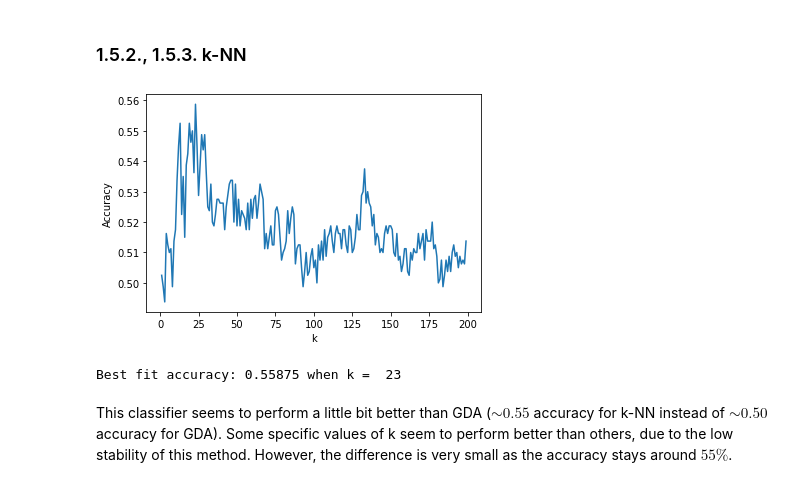
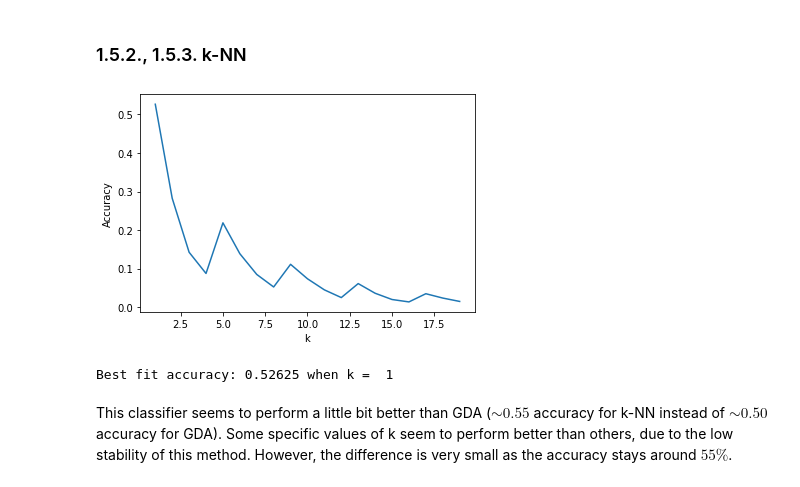
Before and after one commit to louis-ple/ML_Assignments, a Jupyter notebook: Assignment 2/INF8245E_Assignment2_1933334.ipynb, the cells around one changed output. Cells and saved outputs as stored; diff of their text form; code cells hidden in the pictures.

```diff
--- a/Assignment 2/INF8245E_Assignment2_1933334.ipynb
+++ b/Assignment 2/INF8245E_Assignment2_1933334.ipynb
@@ -28,7 +28,7 @@ data_negative = np.random.multivariate_normal(DS1_m_0, DS1_Cov, 2000)
 
 #Labels
 data_positive = np.column_stack((data_positive, np.ones(2000)))
-data_negative = np.column_stack((data_negative, np.zeros(2000)))
+data_negative = np.column_stack((data_negative, -np.ones(2000)))
 
 data = np.concatenate((data_positive, data_negative))
 
@@ -260,9 +260,9 @@ pos1 = np.column_stack((pos1, np.ones(mix_split_1)))
 pos2 = np.column_stack((pos2, np.ones(mix_split_2)))
 pos3 = np.column_stack((pos3, np.ones(mix_split_3)))
 
-neg1 = np.column_stack((neg1, np.zeros(mix_split_1)))
-neg2 = np.column_stack((neg2, np.zeros(mix_split_2)))
-neg3 = np.column_stack((neg3, np.zeros(mix_split_3)))
+neg1 = np.column_stack((neg1, -np.ones(mix_split_1)))
+neg2 = np.column_stack((neg2, -np.ones(mix_split_2)))
+neg3 = np.column_stack((neg3, -np.ones(mix_split_3)))
 
 data1 = np.concatenate((pos1, neg1))
 data2 = np.concatenate((pos2, neg2))
@@ -323,10 +323,10 @@ w0 = -0.08742074086592116
 # %% [markdown]
 ### 1.5.2., 1.5.3. k-NN
 # %%
-k_NN(train, valid, 200)
+k_NN(train, valid, 20)
 # %% [output]
-[figure, old version]
+[figure, new version]
-Best fit accuracy: 0.55875 when k =  23
+Best fit accuracy: 0.52625 when k =  1
 # %% [markdown]
 This classifier seems to perform a little bit better than GDA ($\sim0.55$ accuracy for k-NN instead of $\sim0.50$ accuracy for GDA). Some specific values of k seem to perform better than others, due to the low stability of this method. However, the difference is very small as the accuracy stays around $55\%$.
 # %% [markdown]
```
Also changed, not shown: parts of 7 cells of this notebook, 6 other files.
